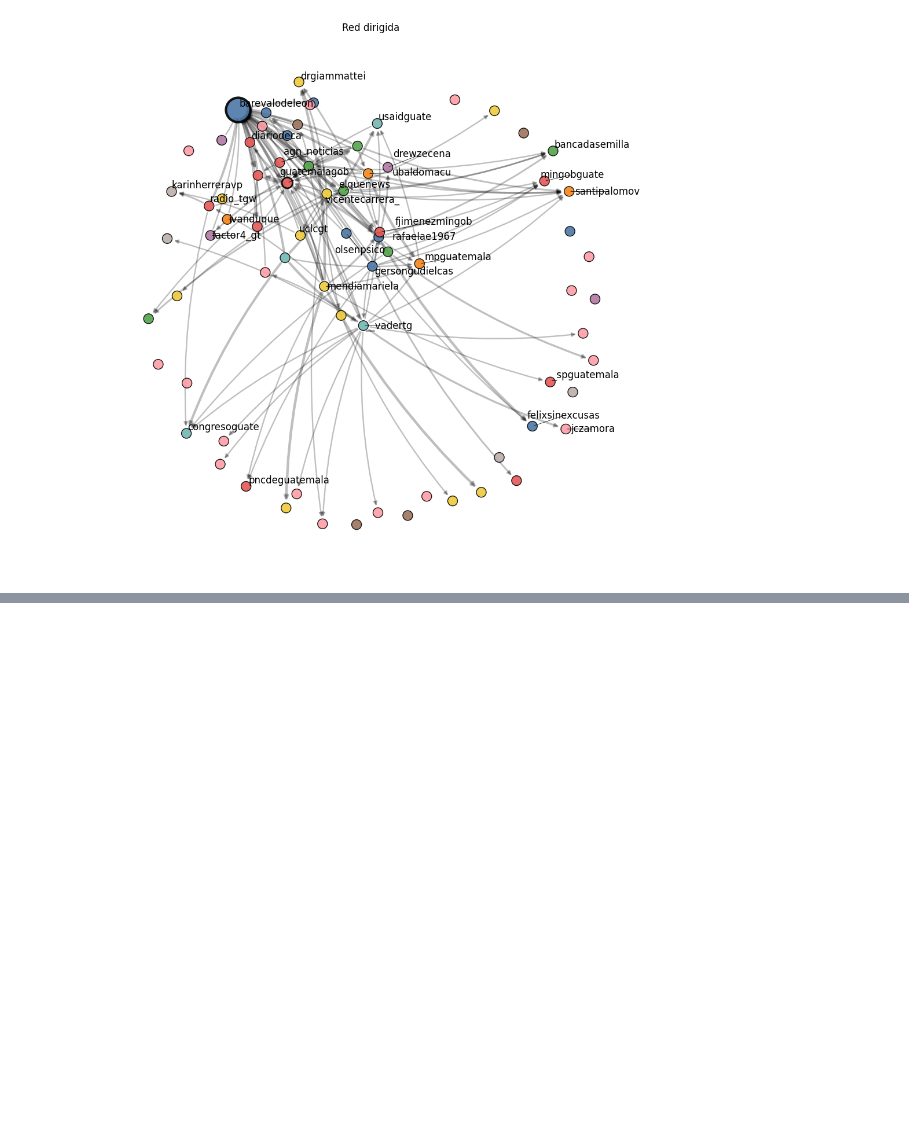
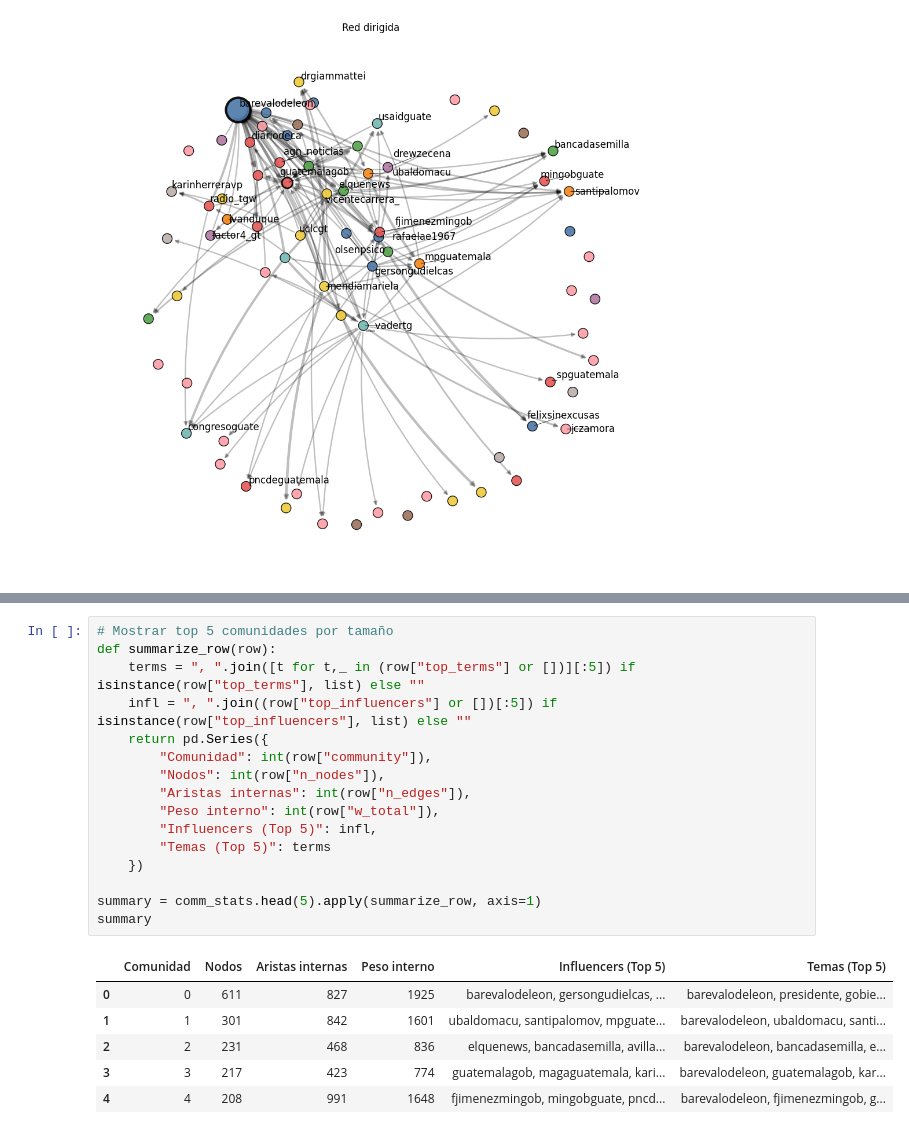
Before and after one commit to DiegoGarV/lab6-DS, a Jupyter notebook: src/main.ipynb, the cells around one changed output, grey strips where cells are left out. Drawn from its saved outputs; the diff is of its cells as text; blank space fills up the shorter version.

```diff
--- a/src/main.ipynb
+++ b/src/main.ipynb
@@ -952,0 +1140,23 @@ Warning: When  cdn_resources is 'local' jupyter notebook has issues displaying g
+# %%
+# Mostrar top 5 comunidades por tamaño
+def summarize_row(row):
+    terms = ", ".join([t for t,_ in (row["top_terms"] or [])][:5]) if isinstance(row["top_terms"], list) else ""
+    infl = ", ".join((row["top_influencers"] or [])[:5]) if isinstance(row["top_influencers"], list) else ""
+    return pd.Series({
+        "Comunidad": int(row["community"]),
+        "Nodos": int(row["n_nodes"]),
+        "Aristas internas": int(row["n_edges"]),
+        "Peso interno": int(row["w_total"]),
+        "Influencers (Top 5)": infl,
+        "Temas (Top 5)": terms
+    })
+
+summary = comm_stats.head(5).apply(summarize_row, axis=1)
+summary
+# %% [output]
+|  | Comunidad | Nodos | Aristas internas | Peso interno | Influencers (Top 5) | Temas (Top 5) |
+| 0 | 0 | 611 | 827 | 1925 | barevalodeleon, gersongudielcas, ... | barevalodeleon, presidente, gobie... |
+| 1 | 1 | 301 | 842 | 1601 | ubaldomacu, santipalomov, mpguate... | barevalodeleon, ubaldomacu, santi... |
+| 2 | 2 | 231 | 468 | 836 | elquenews, bancadasemilla, avilla... | barevalodeleon, bancadasemilla, e... |
+| 3 | 3 | 217 | 423 | 774 | guatemalagob, magaguatemala, kari... | barevalodeleon, guatemalagob, kar... |
+| 4 | 4 | 208 | 991 | 1648 | fjimenezmingob, mingobguate, pncd... | barevalodeleon, fjimenezmingob, g... |
```
Also changed, not shown: parts of 9 cells of this notebook.
